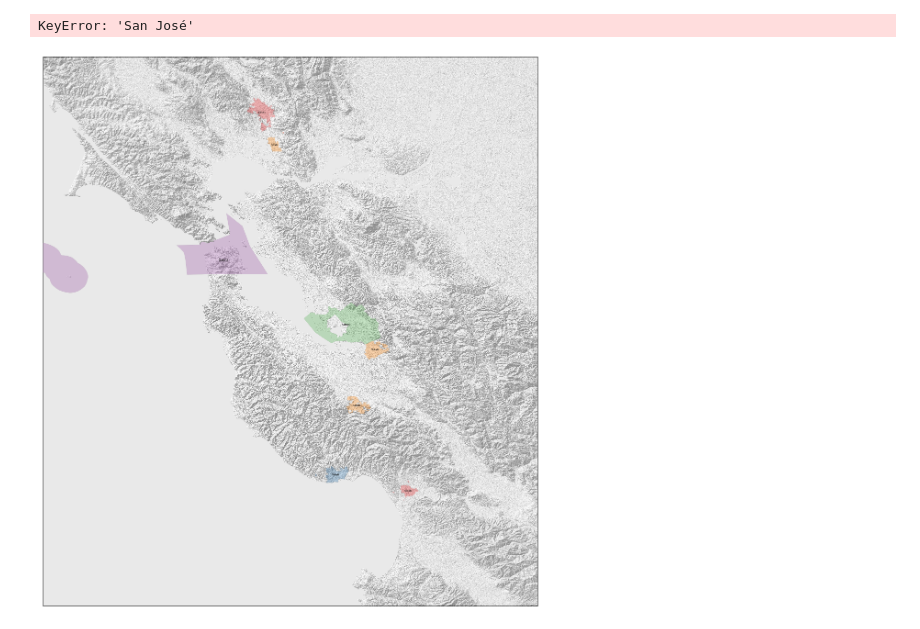
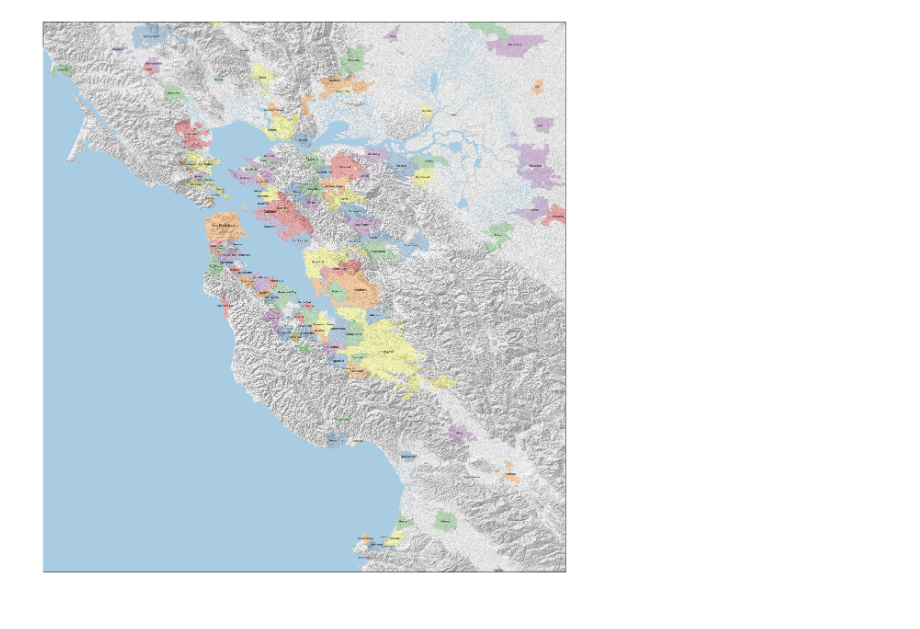
Before and after one commit to peterkagey/mapping_california, a Jupyter notebook: mapping_bay.ipynb, the cells around one changed output. Drawn from its saved outputs; the diff is of its cells as text; code cells hidden in the pictures.

```diff
--- a/mapping_bay.ipynb
+++ b/mapping_bay.ipynb
@@ -65,9 +47,11 @@ water = ma.masked_where(arr != 0, np.ones_like(arr))
 # each city.
 f = open('bay_area_cities.geojson')
 city_data = json.load(f)
+replace = { 'San José': b'San Jos\xe9' }
 population = dict()
 for record in city_data['features']:
     name = record['properties']['name']
+    name = replace[name] if name in replace else name
     # Some populations contain commas, so strip those
     pop = int(record['properties']['population'].replace(',',''))
     if name in population:
@@ -80,14 +64,25 @@ for record in city_data['features']:
 # labels to make the map look good.
 tweaks = {
     "San Francisco": [0.25, 0.0],
-    "Oakland": [0.0, 0.04]
+    "Oakland": [-0.05, 0.04],
+    "Richmond": [0.00, -0.02],
+    "Fremont": [0.05, 0.0],
+    "Hercules": [0.02, -0.02],
+    "Pinole": [0.02, -0.015],
+    "Brisbane": [-0.05, 0.0],
+    "South San Francisco": [-0.05, 0.0],
+    "San Mateo": [0.0, 0.01],
+    "Foster City": [-0.01, -0.02],
+    "Fairfield": [0.0, 0.03],
+    "Los Altos" : [0.0, 0.01],
+    "Albany": [0.01, 0.0],
 }
 # %%
 # Construct the map!
 
 fig = plt.figure(figsize=(22, 22))
 ax = plt.axes(projection=ccrs.PlateCarree())
-ax.set_extent([-123.1,-121.3, 36.5, 38.5]) # Full SF metro area
+ax.set_extent([-123.1,-121.2, 36.5, 38.5]) # Full SF metro area
 
 srtm_extent=[-124.0001389, -120.9998611, 35.9998611, 39.0001389]
 ax.imshow(intensity, cmap='gist_gray', alpha=0.5, origin='upper', extent=srtm_extent, zorder=0)
@@ -102,32 +97,31 @@ for record in reader.records():
     if name == '' or name in cities or name in skip:
         continue
     cities.add(name)
     ax.add_geometries([geometry], ccrs.PlateCarree(),
                       alpha=0.3, color=colormap[name],
                       edgecolor='k', lw=0.1, zorder=5)
     # If the population is in the population map (as it is for most cities),
     # assign the font size to the log of the population
     if population.get(name):
         size = np.log10(population[name])*1.2 if population[name] > 0 else 1
     else:
         size = np.log10(10000)
     label = name if name not in replace else replace[name]
     # Compute the x and y position of the labels, considering the tweaks dictionary
     x = geometry.centroid.x
     y = geometry.centroid.y
     if tweaks.get(name):
         x += tweaks[name][0]
         y += tweaks[name][1]
     ax.text(x, y, label, fontsize=size, zorder=20, clip_on=True,
             ha='center', va='center', transform=ccrs.PlateCarree())
 
 #Make a pure blue colormap, and plot the water mask
 cm = LinearSegmentedColormap.from_list('water', [(169/255, 204/255, 227/255),(169/255, 204/255, 227/255)])
 ax.imshow(water, cmap=cm, origin='upper', alpha=1.0, extent=srtm_extent, zorder=10)
 
 # Save at a high resolution
 plt.savefig('bay_area_cities.pdf', dpi=600)
 plt.show()
 # %% [output]
-KeyError: 'San José'
-[figure, old version]
+[figure, new version]
```
Also changed, not shown: parts of 1 cell of this notebook, 1 other file.
